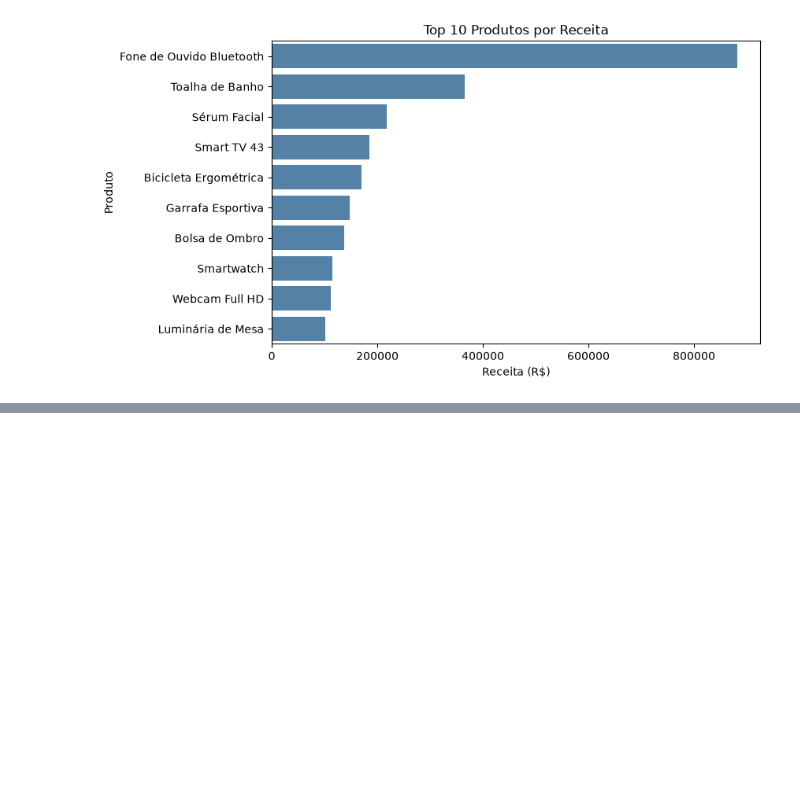
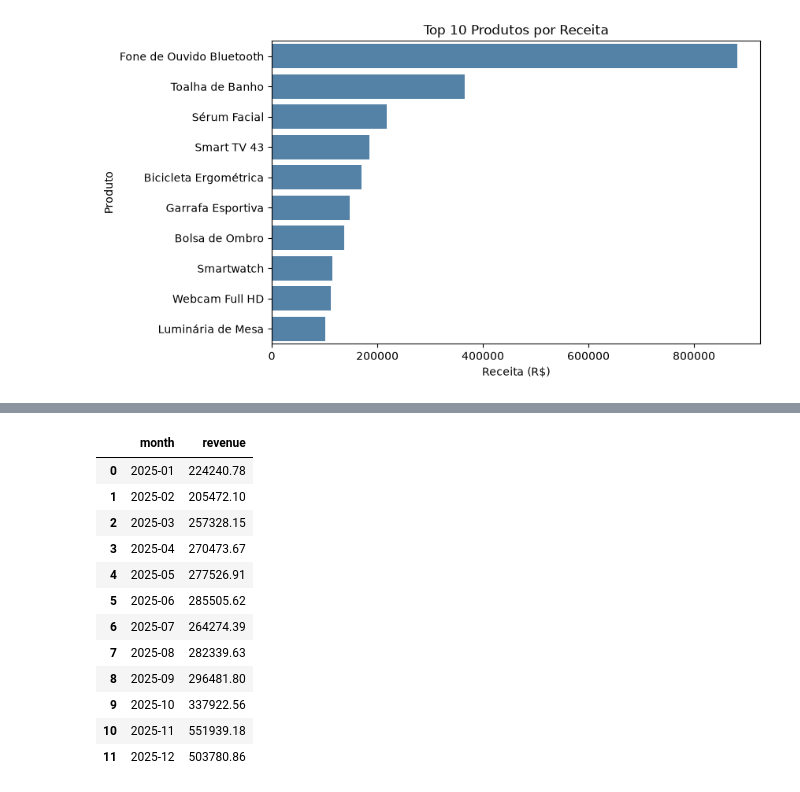
Before and after one commit to ricardo-paganini/ecommerce-sales-analysis, a Jupyter notebook: ecommerce-sales-analysis.ipynb, the cells around one changed output, grey strips where cells are left out. Cells and saved outputs as stored; diff of their text form; code cells hidden in the pictures; blank space fills up the shorter version.

```diff
--- a/ecommerce-sales-analysis.ipynb
+++ b/ecommerce-sales-analysis.ipynb
@@ -503,0 +517,28 @@ plt.show()
+# %%
+query = '''
+SELECT strftime('%Y-%m', o.order_date) AS month,
+       ROUND(SUM(oi.quantity * p.unit_price), 2) AS revenue
+FROM order_items oi
+JOIN orders o ON oi.order_id = o.order_id
+JOIN products p ON oi.product_id = p.product_id
+WHERE o.status = 'Entregue'
+GROUP BY month
+ORDER BY month
+'''
+
+monthly_revenue = pd.read_sql(query, conn)
+display(monthly_revenue)
+# %% [output]
+|  | month | revenue |
+| 0 | 2025-01 | 224240.78 |
+| 1 | 2025-02 | 205472.10 |
+| 2 | 2025-03 | 257328.15 |
+| 3 | 2025-04 | 270473.67 |
+| 4 | 2025-05 | 277526.91 |
+| 5 | 2025-06 | 285505.62 |
+| 6 | 2025-07 | 264274.39 |
+| 7 | 2025-08 | 282339.63 |
+| 8 | 2025-09 | 296481.80 |
+| 9 | 2025-10 | 337922.56 |
+| 10 | 2025-11 | 551939.18 |
+| 11 | 2025-12 | 503780.86 |
```
Also changed, not shown: parts of 3 cells of this notebook.
